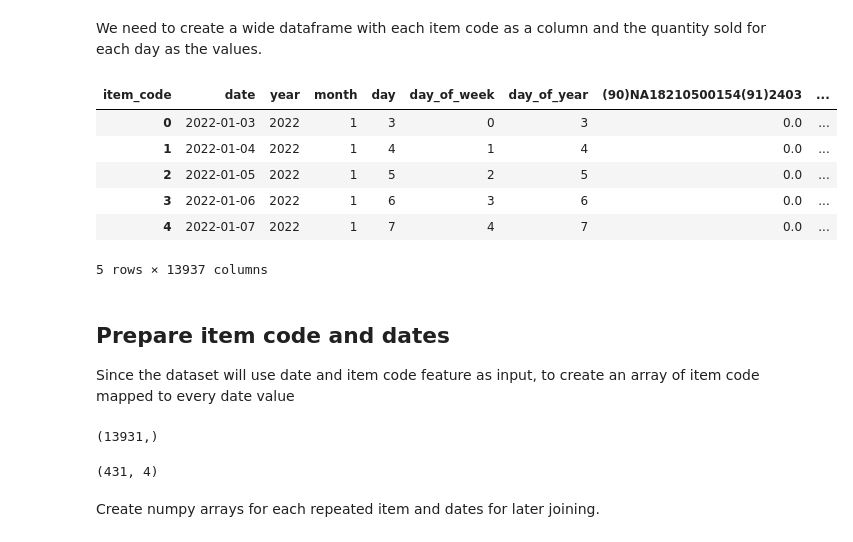
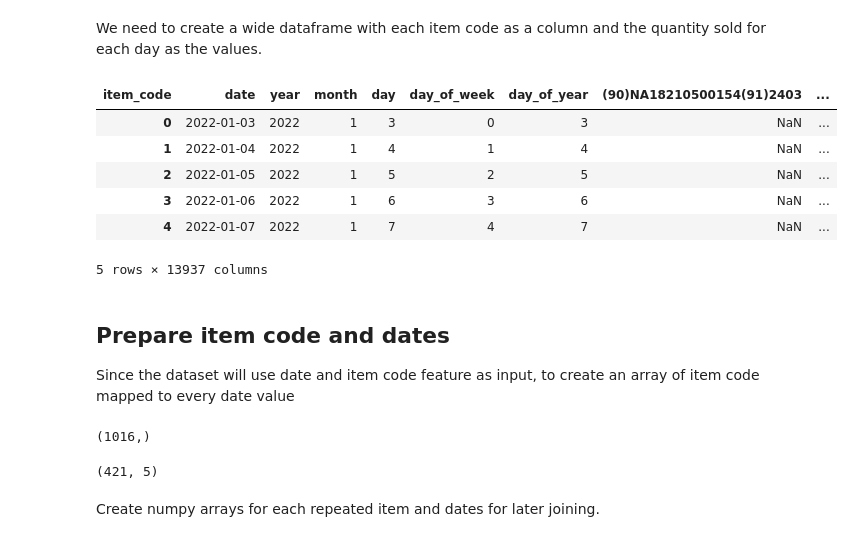
Before and after one commit to kassumanete/wawasan-capstone-ml, a Jupyter notebook: ml_modeling/sales_projection.ipynb, the cells around one changed output. Cells and saved outputs as stored; diff of their text form; code cells hidden in the pictures.

```diff
--- a/ml_modeling/sales_projection.ipynb
+++ b/ml_modeling/sales_projection.ipynb
@@ -71,18 +71,17 @@ We need to create a wide dataframe with each item code as a column and the quant
 # %%
 #stack dataframe based on item_code
 item_sales = data.groupby(['item_code','date','year','month','day','day_of_week','day_of_year'])['quantity'].sum().unstack(level=0)
 #turn each NaN value to 0
 item_sales = item_sales.sort_values('date')
-item_sales = item_sales.fillna(0)
 item_sales.reset_index(inplace=True)
 item_sales.head()
 # %% [output]
 | item_code | date | year | month | day | day_of_week | day_of_year | (90)NA18210500154(91)2403 | ... |
-| 0 | 2022-01-03 | 2022 | 1 | 3 | 0 | 3 | 0.0 | ... |
-| 1 | 2022-01-04 | 2022 | 1 | 4 | 1 | 4 | 0.0 | ... |
-| 2 | 2022-01-05 | 2022 | 1 | 5 | 2 | 5 | 0.0 | ... |
-| 3 | 2022-01-06 | 2022 | 1 | 6 | 3 | 6 | 0.0 | ... |
-| 4 | 2022-01-07 | 2022 | 1 | 7 | 4 | 7 | 0.0 | ... |
+| 0 | 2022-01-03 | 2022 | 1 | 3 | 0 | 3 | NaN | ... |
+| 1 | 2022-01-04 | 2022 | 1 | 4 | 1 | 4 | NaN | ... |
+| 2 | 2022-01-05 | 2022 | 1 | 5 | 2 | 5 | NaN | ... |
+| 3 | 2022-01-06 | 2022 | 1 | 6 | 3 | 6 | NaN | ... |
+| 4 | 2022-01-07 | 2022 | 1 | 7 | 4 | 7 | NaN | ... |
 5 rows × 13937 columns
 # %% [markdown]
 ## Prepare item code and dates
@@ -90,24 +95,25 @@ Since the dataset will use date and item code feature as input, to create an arr
 # %%
 #prepare the list of item codes
 
-items = np.array(item_sales.columns[6:])
+items = np.array(viable_items)
 total_items = items.shape[0]
 print(items.shape)
 # %% [output]
-(13931,)
+(1016,)
 # %%
 # prepare the array of date_related features, since we will be windowing these features
 # we ignore the first few ones
 
-dates = np.array(item_sales[['month','day','day_of_week','day_of_year']][WINDOW:])
+dates = np.array(item_sales[['year','month','day','day_of_week','day_of_year']][WINDOW:])
 
 #normalize for cyclic feature
 
 dates = np.sin(dates) + np.cos(dates)
 total_dates = dates.shape[0]
+dates_feature = dates.shape[1]
 print(dates.shape)
 # %% [output]
-(431, 4)
+(421, 5)
 # %% [markdown]
 Create numpy arrays for each repeated item and dates for later joining.
 # %%
```
Also changed, not shown: parts of 25 cells of this notebook.
